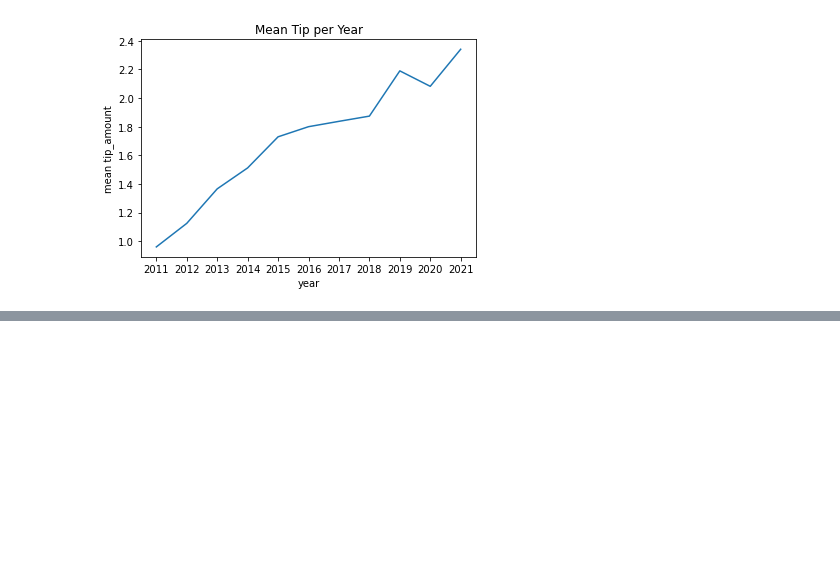
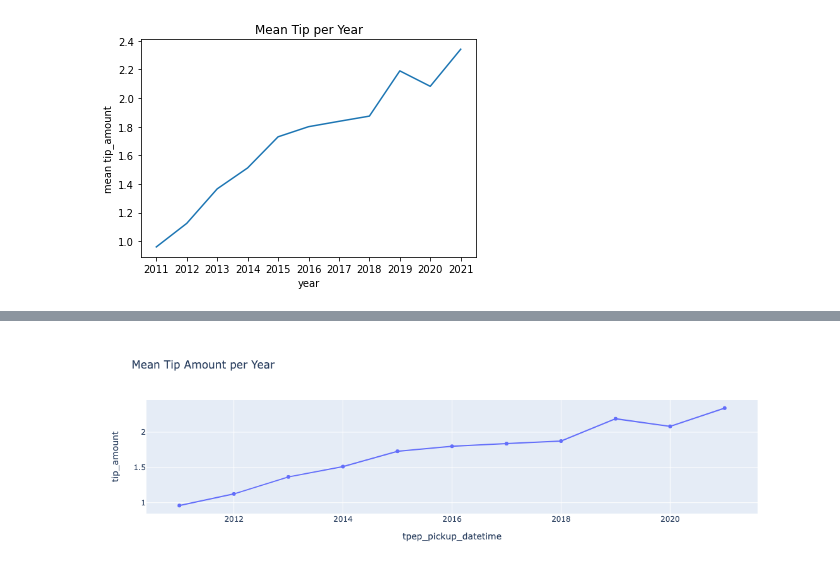
Before and after one commit to coiled/coiled-resources, a Jupyter notebook: blogs/anvil-on-coiled.ipynb, the cells around one changed output, grey strips where cells are left out. Saved outputs shown, nothing was run; the diff lists cells and outputs as text; code cells hidden in the pictures; blank space fills up the shorter version.

```diff
--- a/blogs/anvil-on-coiled.ipynb
+++ b/blogs/anvil-on-coiled.ipynb
@@ -60,0 +77,3 @@ tip_per_year.plot(
+# %%
+import pandas as pd
+df = pd.DataFrame(data=tip_per_year).reset_index()
@@ -60,0 +95,15 @@ tip_per_year.plot(
+# %%
+import plotly.express as px
+
+fig = px.line(
+    df,
+    x="tpep_pickup_datetime",
+    y="tip_amount",
+    title="Mean Tip Amount per Year",
+    markers=True,
+
+)
+
+fig.show()
+# %% [output]
+[figure, added]
```
Also changed, not shown: parts of 4 cells of this notebook.
